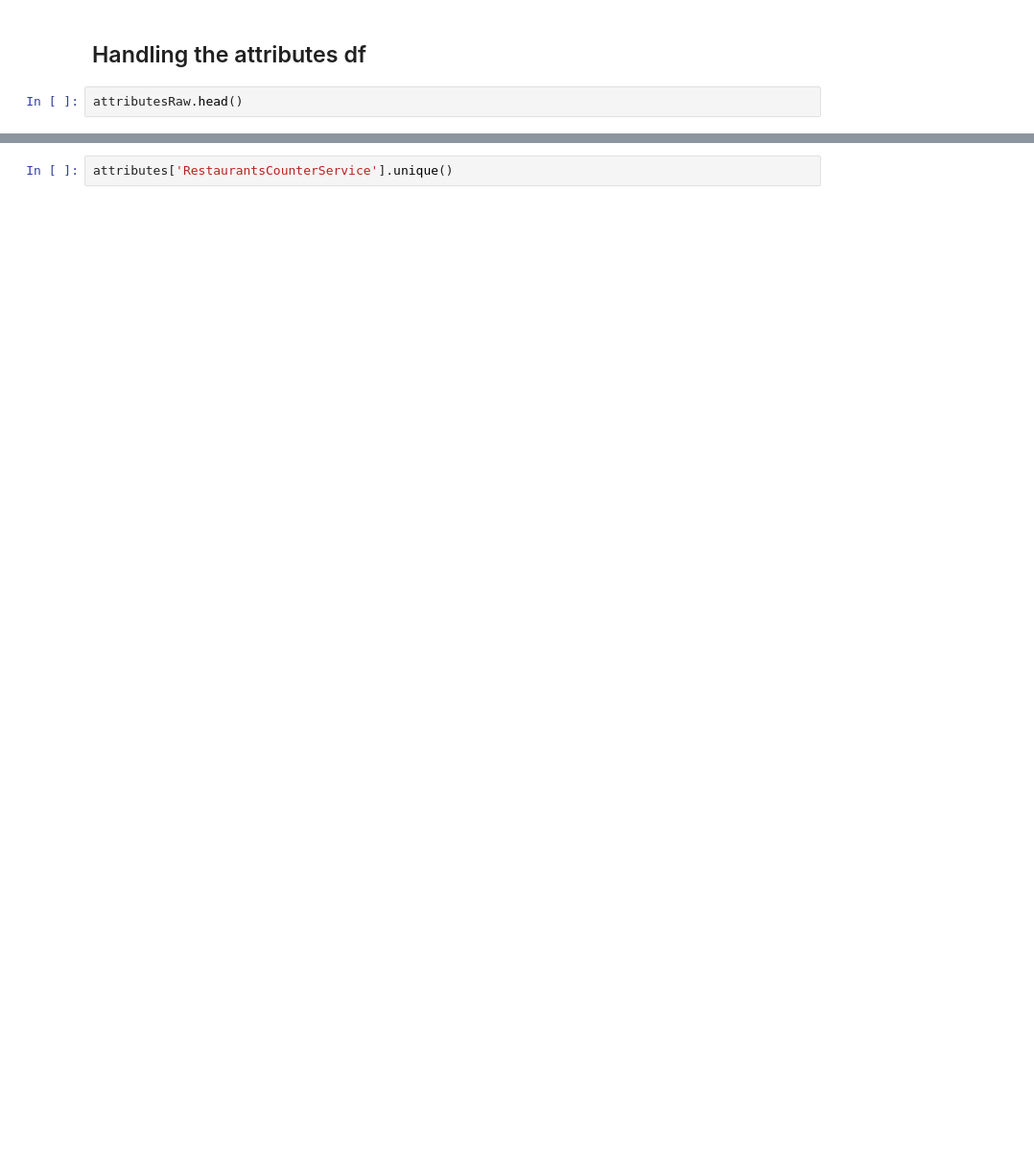
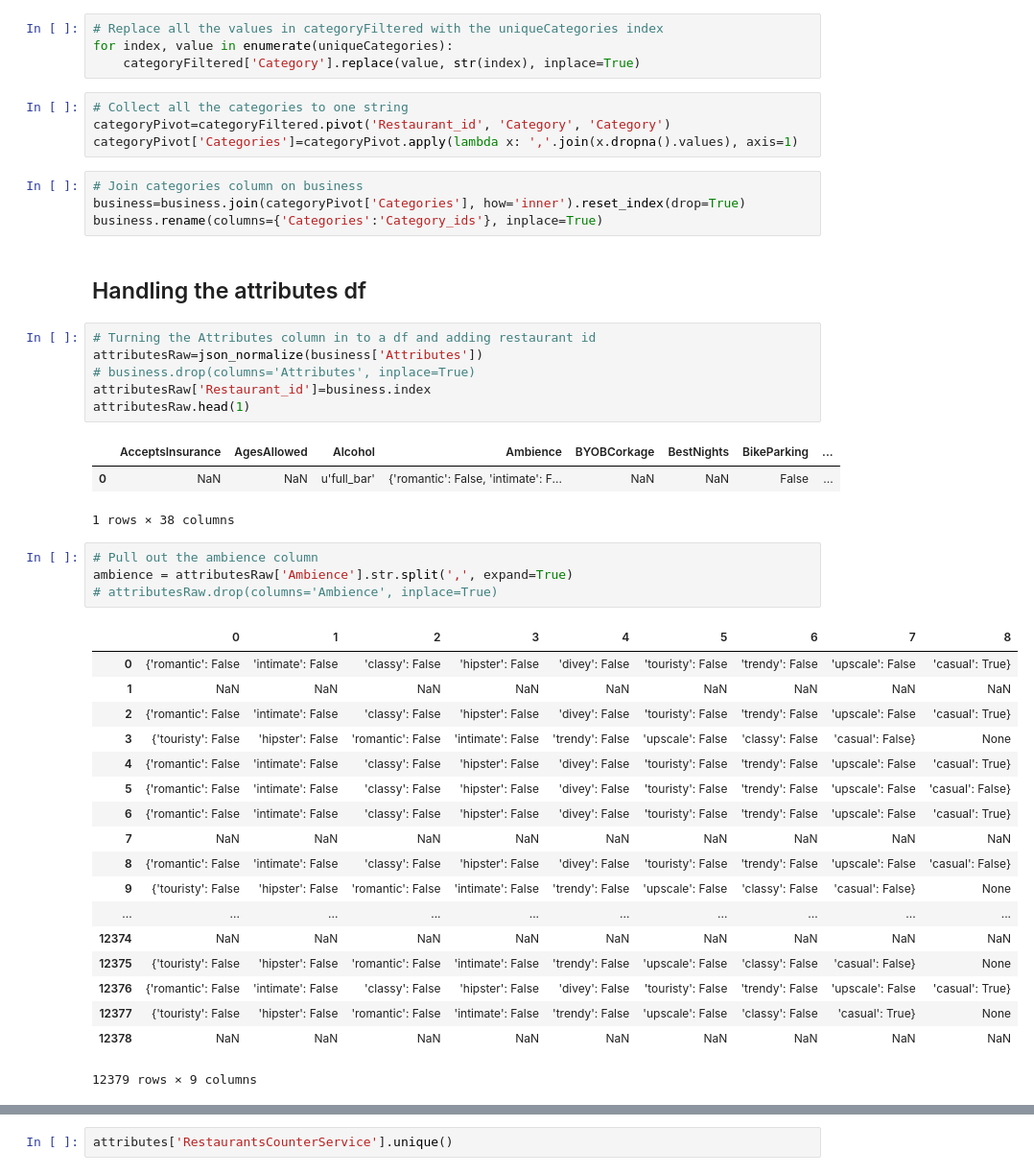
Before and after one commit to TotalEntropy/Eatinerary-ETL, a Jupyter notebook: notebooks/ETL.ipynb, the cells around one changed output, grey strips where cells are left out. Shown at 96% size. Drawn from its saved outputs; the diff is of its cells as text; blank space fills up the shorter version.

Commit message:
Working up to attributes

```diff
--- a/notebooks/ETL.ipynb
+++ b/notebooks/ETL.ipynb
@@ -188,4 +120,47 @@ business=business.loc[restaurant.index.isin(categoryFiltered['Restaurant_id'])]
+# %%
+# Replace all the values in categoryFiltered with the uniqueCategories index
+for index, value in enumerate(uniqueCategories):
+    categoryFiltered['Category'].replace(value, str(index), inplace=True)
+# %%
+# Collect all the categories to one string
+categoryPivot=categoryFiltered.pivot('Restaurant_id', 'Category', 'Category')
+categoryPivot['Categories']=categoryPivot.apply(lambda x: ','.join(x.dropna().values), axis=1)
+# %%
+# Join categories column on business
+business=business.join(categoryPivot['Categories'], how='inner').reset_index(drop=True)
+business.rename(columns={'Categories':'Category_ids'}, inplace=True)
 # %% [markdown]
 ## Handling the attributes df
-# %%
-attributesRaw.head()
+# %%
+# Turning the Attributes column in to a df and adding restaurant id
+attributesRaw=json_normalize(business['Attributes'])
+# business.drop(columns='Attributes', inplace=True)
+attributesRaw['Restaurant_id']=business.index
+attributesRaw.head(1)
+# %% [output]
+|  | AcceptsInsurance | AgesAllowed | Alcohol | Ambience | BYOBCorkage | BestNights | BikeParking | ... |
+| 0 | NaN | NaN | u'full_bar' | {'romantic': False, 'intimate': F... | NaN | NaN | False | ... |
+1 rows × 38 columns
+# %%
+# Pull out the ambience column
+ambience = attributesRaw['Ambience'].str.split(',', expand=True)
+# attributesRaw.drop(columns='Ambience', inplace=True)
+# %% [output]
+|  | 0 | 1 | 2 | 3 | 4 | 5 | 6 | 7 | 8 |
+| 0 | {'romantic': False | 'intimate': False | 'classy': False | 'hipster': False | 'divey': False | 'touristy': False | 'trendy': False | 'upscale': False | 'casual': True} |
+| 1 | NaN | NaN | NaN | NaN | NaN | NaN | NaN | NaN | NaN |
+| 2 | {'romantic': False | 'intimate': False | 'classy': False | 'hipster': False | 'divey': False | 'touristy': False | 'trendy': False | 'upscale': False | 'casual': True} |
+| 3 | {'touristy': False | 'hipster': False | 'romantic': False | 'intimate': False | 'trendy': False | 'upscale': False | 'classy': False | 'casual': False} | None |
+| 4 | {'romantic': False | 'intimate': False | 'classy': False | 'hipster': False | 'divey': False | 'touristy': False | 'trendy': False | 'upscale': False | 'casual': True} |
+| 5 | {'romantic': False | 'intimate': False | 'classy': False | 'hipster': False | 'divey': False | 'touristy': False | 'trendy': False | 'upscale': False | 'casual': False} |
+| 6 | {'romantic': False | 'intimate': False | 'classy': False | 'hipster': False | 'divey': False | 'touristy': False | 'trendy': False | 'upscale': False | 'casual': True} |
+| 7 | NaN | NaN | NaN | NaN | NaN | NaN | NaN | NaN | NaN |
+| 8 | {'romantic': False | 'intimate': False | 'classy': False | 'hipster': False | 'divey': False | 'touristy': False | 'trendy': False | 'upscale': False | 'casual': False} |
+| 9 | {'touristy': False | 'hipster': False | 'romantic': False | 'intimate': False | 'trendy': False | 'upscale': False | 'classy': False | 'casual': False} | None |
+| ... | ... | ... | ... | ... | ... | ... | ... | ... | ... |
+| 12374 | NaN | NaN | NaN | NaN | NaN | NaN | NaN | NaN | NaN |
+| 12375 | {'touristy': False | 'hipster': False | 'romantic': False | 'intimate': False | 'trendy': False | 'upscale': False | 'classy': False | 'casual': False} | None |
+| 12376 | {'romantic': False | 'intimate': False | 'classy': False | 'hipster': False | 'divey': False | 'touristy': False | 'trendy': False | 'upscale': False | 'casual': True} |
+| 12377 | {'touristy': False | 'hipster': False | 'romantic': False | 'intimate': False | 'trendy': False | 'upscale': False | 'classy': False | 'casual': True} | None |
+| 12378 | NaN | NaN | NaN | NaN | NaN | NaN | NaN | NaN | NaN |
+12379 rows × 9 columns
```
Also changed, not shown: parts of 21 cells of this notebook.
